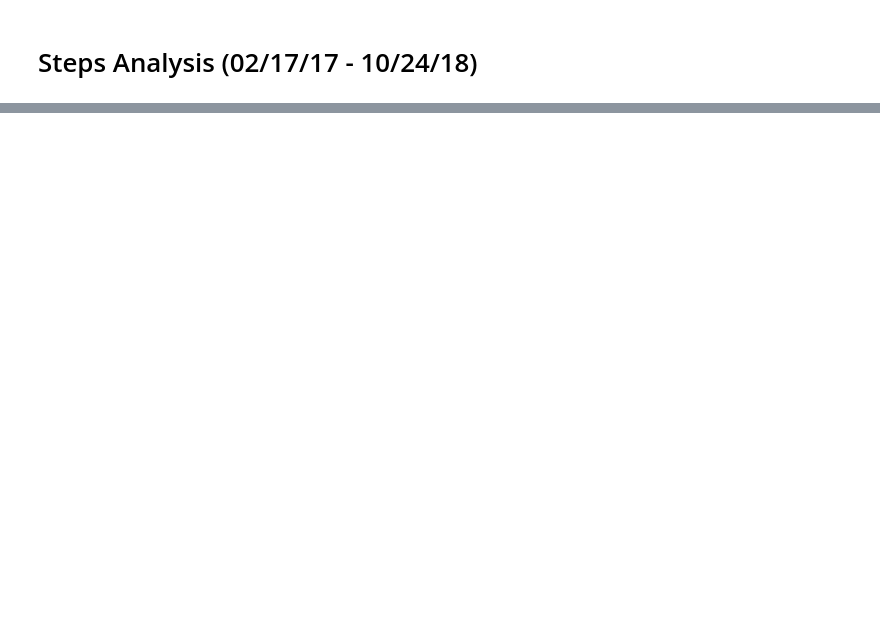
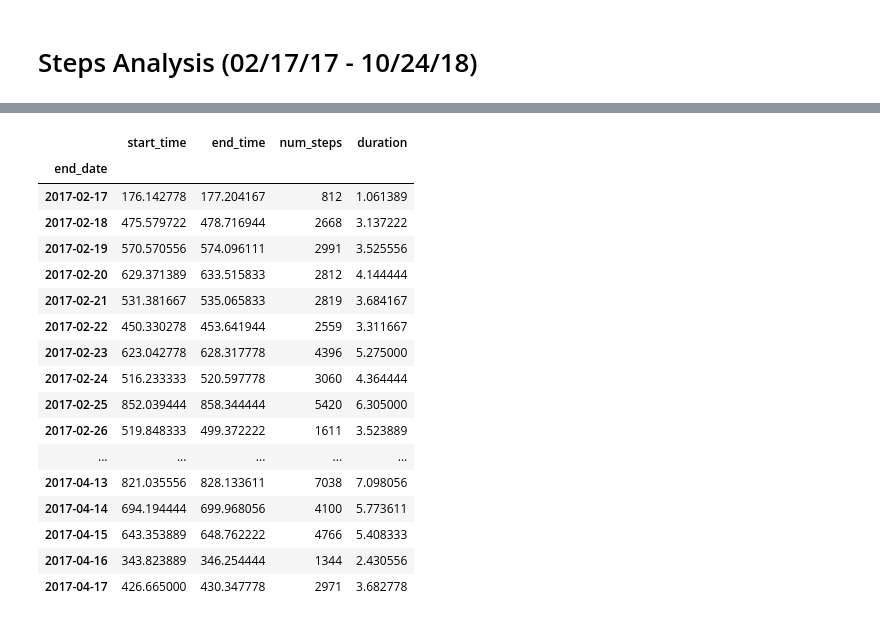
Before and after one commit to Data-is-life/Steps_Analysis, a Jupyter notebook: Steps_analysis.ipynb, the cells around one changed output, grey strips where cells are left out. Drawn from its saved outputs; the diff is of its cells as text; code cells hidden in the pictures; blank space fills up the shorter version.

```diff
--- a/Steps_analysis.ipynb
+++ b/Steps_analysis.ipynb
@@ -125,3 +94,4 @@ df.range.max()
 # %%
 df['start_time'] = pd.to_numeric(df['start_time'])/3600000000000
 df['end_time'] = pd.to_numeric(df['end_time'])/3600000000000
+df['duration'] = pd.to_numeric(df['duration'])/3600000000000
@@ -147,0 +114,21 @@ df[5050:5100]
+# %%
+df.groupby('end_date').sum().head(60)
+# %% [output]
+|  | start_time | end_time | num_steps | duration |
+| end_date |  |  |  |  |
+| 2017-02-17 | 176.142778 | 177.204167 | 812 | 1.061389 |
+| 2017-02-18 | 475.579722 | 478.716944 | 2668 | 3.137222 |
+| 2017-02-19 | 570.570556 | 574.096111 | 2991 | 3.525556 |
+| 2017-02-20 | 629.371389 | 633.515833 | 2812 | 4.144444 |
+| 2017-02-21 | 531.381667 | 535.065833 | 2819 | 3.684167 |
+| 2017-02-22 | 450.330278 | 453.641944 | 2559 | 3.311667 |
+| 2017-02-23 | 623.042778 | 628.317778 | 4396 | 5.275000 |
+| 2017-02-24 | 516.233333 | 520.597778 | 3060 | 4.364444 |
+| 2017-02-25 | 852.039444 | 858.344444 | 5420 | 6.305000 |
+| 2017-02-26 | 519.848333 | 499.372222 | 1611 | 3.523889 |
+| ... | ... | ... | ... | ... |
+| 2017-04-13 | 821.035556 | 828.133611 | 7038 | 7.098056 |
+| 2017-04-14 | 694.194444 | 699.968056 | 4100 | 5.773611 |
+| 2017-04-15 | 643.353889 | 648.762222 | 4766 | 5.408333 |
+| 2017-04-16 | 343.823889 | 346.254444 | 1344 | 2.430556 |
+| 2017-04-17 | 426.665000 | 430.347778 | 2971 | 3.682778 |
```
Also changed, not shown: parts of 22 cells of this notebook.
